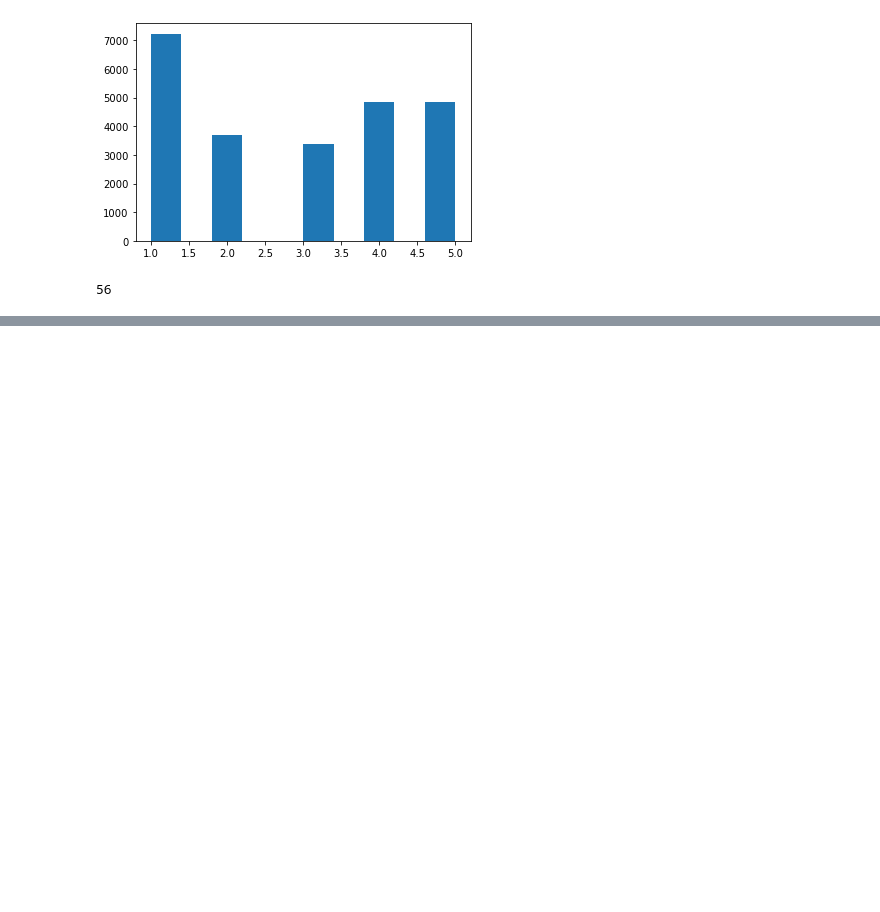
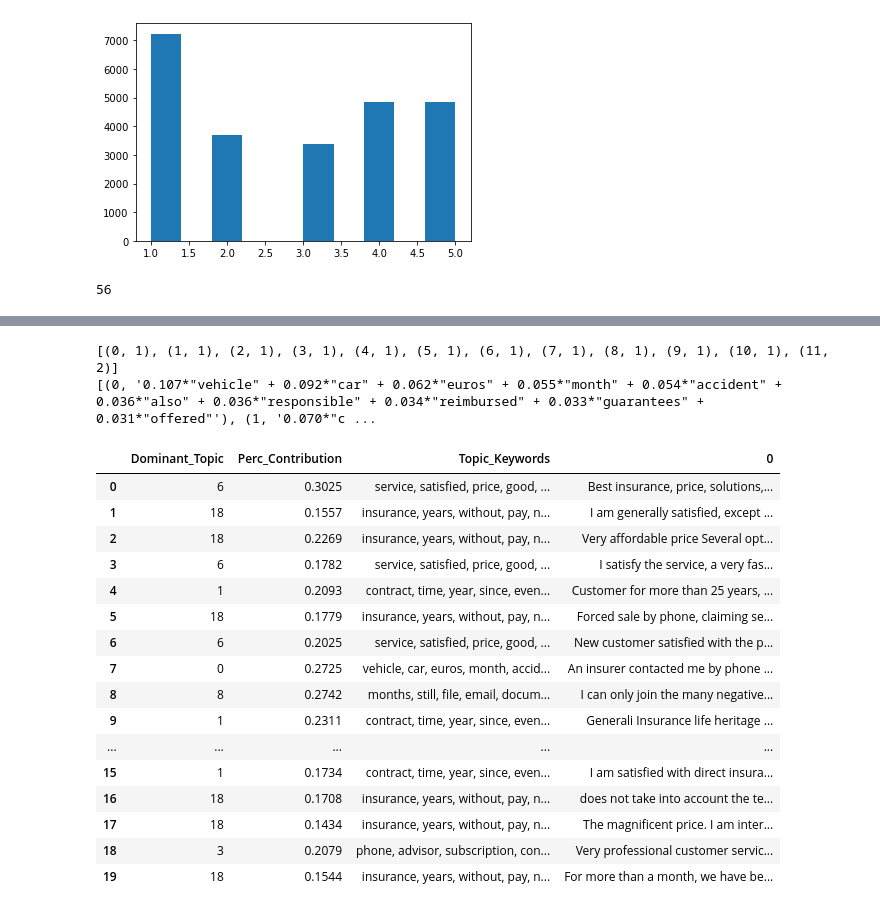
Before and after one commit to remSCS/NLP_Topic_Modeling, a Jupyter notebook: data_exploration.ipynb, the cells around one changed output, grey strips where cells are left out. Cells and saved outputs as stored; diff of their text form; code cells hidden in the pictures; blank space fills up the shorter version.

```diff
--- a/data_exploration.ipynb
+++ b/data_exploration.ipynb
@@ -79,0 +115,66 @@ distinct_assureurs
+# %%
+import gensim.corpora as corpora
+# Create Dictionary
+id2word = corpora.Dictionary(data_words)
+# Create Corpus
+texts = data_words
+# Term Document Frequency
+corpus = [id2word.doc2bow(text) for text in texts]
+# View
+print(corpus[:1][0][:30])
+
+# Build LDA model
+lda_model = gensim.models.ldamodel.LdaModel(corpus=corpus, id2word=id2word, num_topics=20, random_state=100, update_every=1, chunksize=100, passes=10, alpha='auto', per_word_topics=True)
+
+# Print the Keyword in the 10 topics
+print(lda_model.print_topics())
+doc_lda = lda_model[corpus]
+# %% [output]
+[(0, 1), (1, 1), (2, 1), (3, 1), (4, 1), (5, 1), (6, 1), (7, 1), (8, 1), (9, 1), (10, 1), (11, 2)]
+[(0, '0.107*"vehicle" + 0.092*"car" + 0.062*"euros" + 0.055*"month" + 0.054*"accident" + 0.036*"also" + 0.036*"responsible" + 0.034*"reimbursed" + 0.033*"guarantees" + 0.031*"offered"'), (1, '0.070*"c ...
+# %%
+# Get the 3 most important topics for each document
+
+def format_topics_sentences(ldamodel=lda_model, corpus=corpus, texts=data):
+    # Init output
+    sent_topics_df = pd.DataFrame()
+
+    # Get main topic in each document
+    for i, row in enumerate(ldamodel[corpus]):
+        row = sorted(row[0], key=lambda x: (x[1]), reverse=True)
+        # Get the Dominant topic, Perc Contribution and Keywords for each document
+        for j, (topic_num, prop_topic) in enumerate(row):
+            if j == 0:  # => dominant topic
+                wp = ldamodel.show_topic(topic_num)
+                topic_keywords = ", ".join([word for word, prop in wp])
+                sent_topics_df = sent_topics_df.append(pd.Series([int(topic_num), round(prop_topic,4), topic_keywords]), ignore_index=True)
+            else:
+                break
+    sent_topics_df.columns = ['Dominant_Topic', 'Perc_Contribution', 'Topic_Keywords']
+
+    # Add original text to the end of the output
+    contents = pd.Series(texts)
+    sent_topics_df = pd.concat([sent_topics_df, contents], axis=1)
+    return(sent_topics_df)
+
+df_topic_sents_keywords = format_topics_sentences(ldamodel=lda_model, corpus=corpus, texts=data)
+# %%
+df_topic_sents_keywords.head(20)
+# %% [output]
+|  | Dominant_Topic | Perc_Contribution | Topic_Keywords | 0 |
+| 0 | 6 | 0.3025 | service, satisfied, price, good, ... | Best insurance, price, solutions,... |
+| 1 | 18 | 0.1557 | insurance, years, without, pay, n... | I am generally satisfied, except ... |
+| 2 | 18 | 0.2269 | insurance, years, without, pay, n... | Very affordable price Several opt... |
+| 3 | 6 | 0.1782 | service, satisfied, price, good, ... | I satisfy the service, a very fas... |
+| 4 | 1 | 0.2093 | contract, time, year, since, even... | Customer for more than 25 years, ... |
+| 5 | 18 | 0.1779 | insurance, years, without, pay, n... | Forced sale by phone, claiming se... |
+| 6 | 6 | 0.2025 | service, satisfied, price, good, ... | New customer satisfied with the p... |
+| 7 | 0 | 0.2725 | vehicle, car, euros, month, accid... | An insurer contacted me by phone ... |
+| 8 | 8 | 0.2742 | months, still, file, email, docum... | I can only join the many negative... |
+| 9 | 1 | 0.2311 | contract, time, year, since, even... | Generali Insurance life heritage ... |
+| ... | ... | ... | ... | ... |
+| 15 | 1 | 0.1734 | contract, time, year, since, even... | I am satisfied with direct insura... |
+| 16 | 18 | 0.1708 | insurance, years, without, pay, n... | does not take into account the te... |
+| 17 | 18 | 0.1434 | insurance, years, without, pay, n... | The magnificent price. I am inter... |
+| 18 | 3 | 0.2079 | phone, advisor, subscription, con... | Very professional customer servic... |
+| 19 | 18 | 0.1544 | insurance, years, without, pay, n... | For more than a month, we have be... |
```
Also changed, not shown: parts of 8 cells of this notebook.
